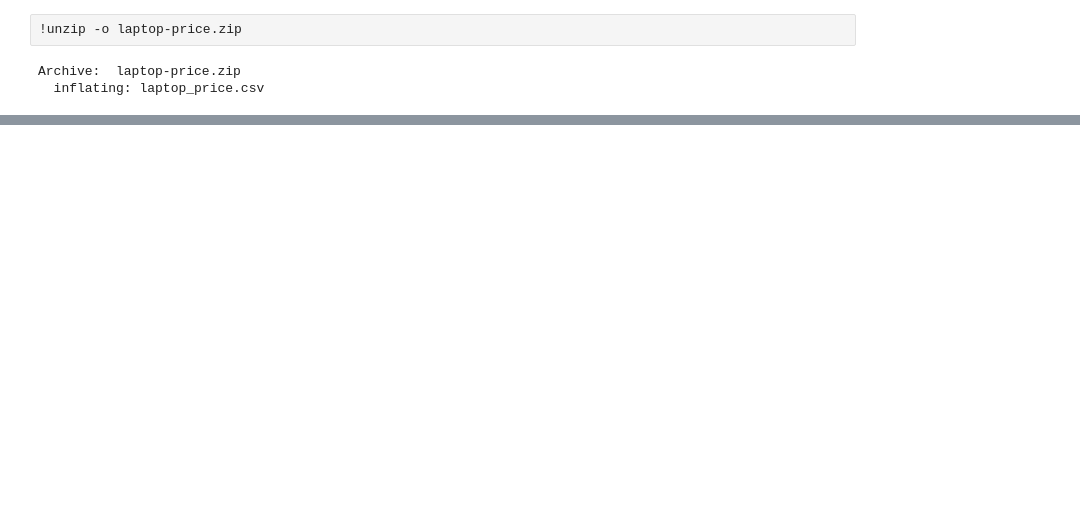
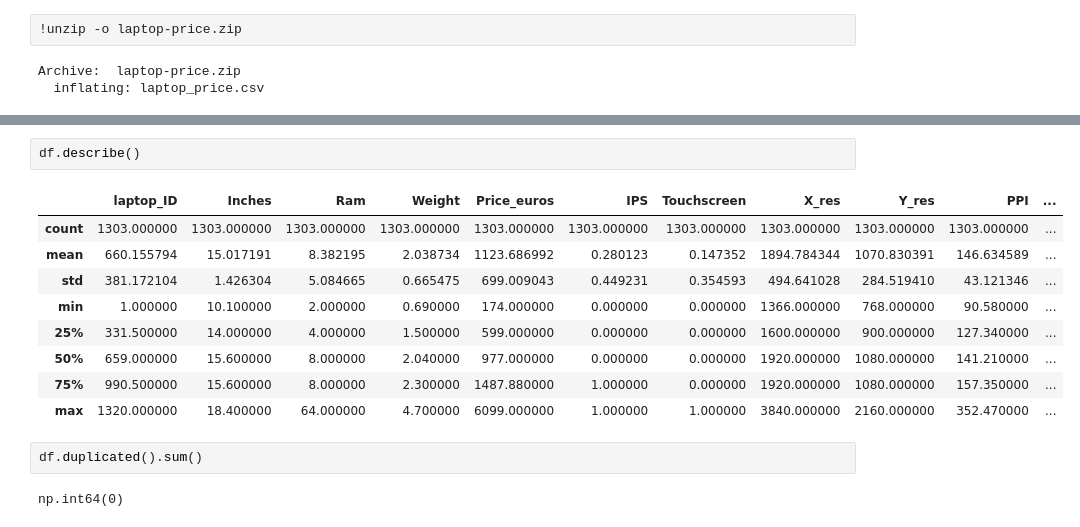
Before and after one commit to razieabbasi1999/Laptop-Price-Prediction-ML, a Jupyter notebook: laptop-price-prediction.ipynb, the cells around one changed output, grey strips where cells are left out. Cells and saved outputs as stored; diff of their text form; blank space fills up the shorter version.

```diff
--- a/laptop-price-prediction.ipynb
+++ b/laptop-price-prediction.ipynb
@@ -28,0 +300,16 @@ Archive:  laptop-price.zip
+# %%
+df.describe()
+# %% [output]
+|  | laptop_ID | Inches | Ram | Weight | Price_euros | IPS | Touchscreen | X_res | Y_res | PPI | ... |
+| count | 1303.000000 | 1303.000000 | 1303.000000 | 1303.000000 | 1303.000000 | 1303.000000 | 1303.000000 | 1303.000000 | 1303.000000 | 1303.000000 | ... |
+| mean | 660.155794 | 15.017191 | 8.382195 | 2.038734 | 1123.686992 | 0.280123 | 0.147352 | 1894.784344 | 1070.830391 | 146.634589 | ... |
+| std | 381.172104 | 1.426304 | 5.084665 | 0.665475 | 699.009043 | 0.449231 | 0.354593 | 494.641028 | 284.519410 | 43.121346 | ... |
+| min | 1.000000 | 10.100000 | 2.000000 | 0.690000 | 174.000000 | 0.000000 | 0.000000 | 1366.000000 | 768.000000 | 90.580000 | ... |
+| 25% | 331.500000 | 14.000000 | 4.000000 | 1.500000 | 599.000000 | 0.000000 | 0.000000 | 1600.000000 | 900.000000 | 127.340000 | ... |
+| 50% | 659.000000 | 15.600000 | 8.000000 | 2.040000 | 977.000000 | 0.000000 | 0.000000 | 1920.000000 | 1080.000000 | 141.210000 | ... |
+| 75% | 990.500000 | 15.600000 | 8.000000 | 2.300000 | 1487.880000 | 1.000000 | 0.000000 | 1920.000000 | 1080.000000 | 157.350000 | ... |
+| max | 1320.000000 | 18.400000 | 64.000000 | 4.700000 | 6099.000000 | 1.000000 | 1.000000 | 3840.000000 | 2160.000000 | 352.470000 | ... |
+# %%
+df.duplicated().sum()
+# %% [output]
+np.int64(0)
```
Also changed, not shown: parts of 27 cells of this notebook.
